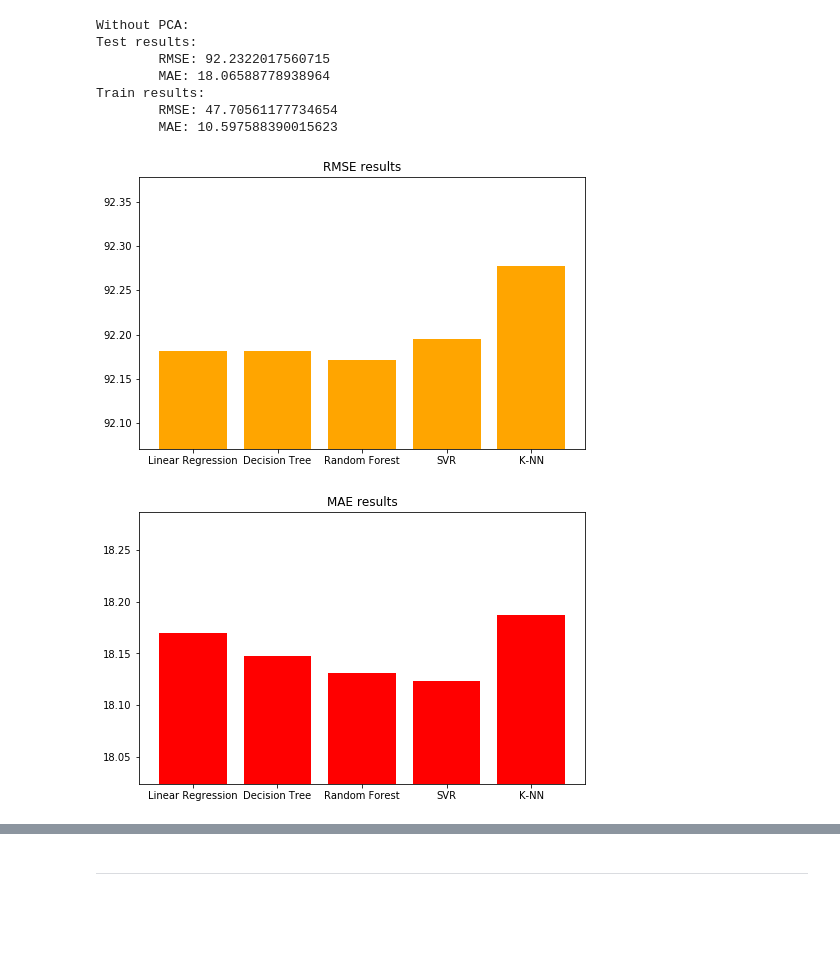
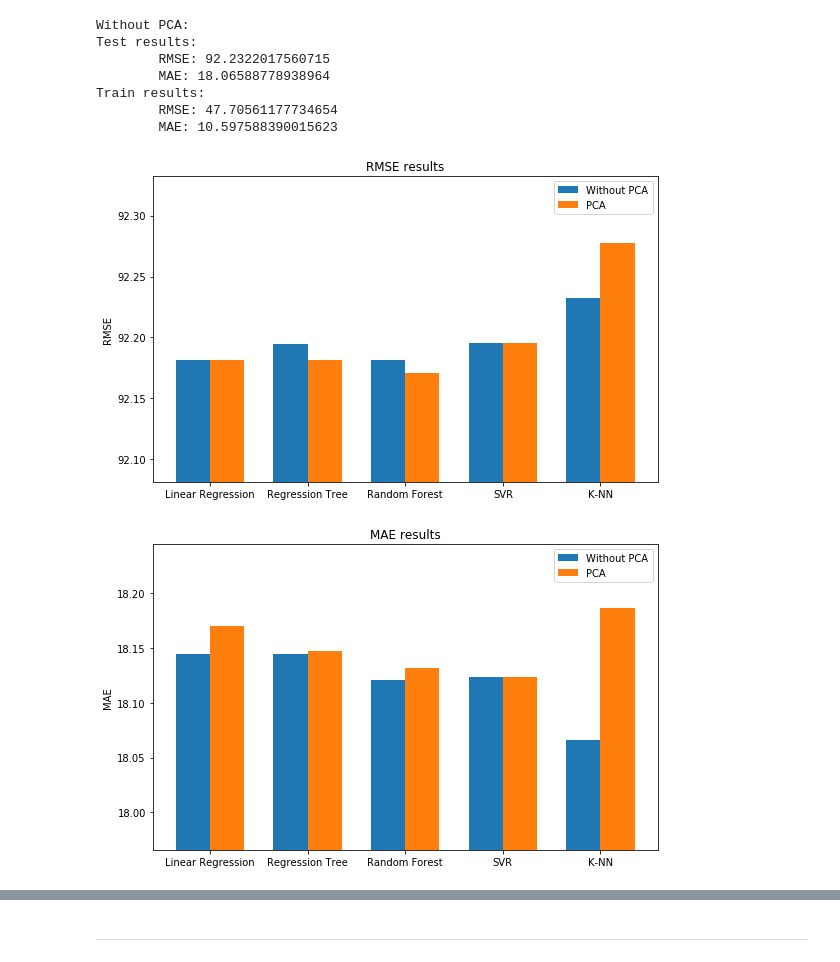
Before and after one commit to andrea7imo/DataSpacesThesis, a Jupyter notebook: DataSpacesThesis.ipynb, the cells around one changed output, grey strips where cells are left out. Saved outputs shown, nothing was run; the diff lists cells and outputs as text; code cells hidden in the pictures; blank space fills up the shorter version.

```diff
--- a/DataSpacesThesis.ipynb
+++ b/DataSpacesThesis.ipynb
@@ -889,17 +886,0 @@ Train results:
-# %%
-def plotResult(RMSEs, MAEs):
-    x = np.arange(5)
-    fig, ax = plt.subplots(figsize=(8,5))
-    plt.title('RMSE results')
-    plt.bar(x, RMSEs, color='orange')
-    plt.xticks(x, ('Linear Regression', 'Decision Tree', 'Random Forest', 'SVR', 'K-NN'))
-    plt.ylim(min(RMSEs) - 0.1, max(RMSEs) + 0.1)
-    plt.show()
-
-    x = np.arange(5)
-    fig, ax = plt.subplots(figsize=(8,5))
-    plt.title('MAE results')
-    plt.bar(x, MAEs, color='red')
-    plt.xticks(x, ('Linear Regression', 'Decision Tree', 'Random Forest', 'SVR', 'K-NN'))
-    plt.ylim(min(MAEs) - 0.1, max(MAEs) + 0.1)
-    plt.show()
@@ -1648,10 +1644,11 @@ Train results:
         RMSE: 47.70561177734654
         MAE: 10.597588390015623
 # %%
-# result with PCA
-RMSEs = [lr_pca_RMSE_M, dt_pca_RMSE_M, rf_pca_RMSE_M, svr_pca_RMSE_M, knn_pca_RMSE_M]
-MAEs = [lr_pca_MAE_M, dt_pca_MAE_M, rf_pca_MAE_M, svr_pca_MAE_M, knn_pca_MAE_M]
-plotResult(RMSEs, MAEs)
+RMSEs = [lr_RMSE_M, dt_RMSE_M, rf_RMSE_M, svr_RMSE_M, knn_RMSE_M]
+MAEs = [lr_MAE_FWI, dt_MAE_M, rf_MAE_M, svr_MAE_M, knn_MAE_M]
+RMSEs_pca = [lr_pca_RMSE_M, dt_pca_RMSE_M, rf_pca_RMSE_M, svr_pca_RMSE_M, knn_pca_RMSE_M]
+MAEs_pca = [lr_pca_MAE_M, dt_pca_MAE_M, rf_pca_MAE_M, svr_pca_MAE_M, knn_pca_MAE_M]
+plotResult(RMSEs, RMSEs_pca, MAEs, MAEs_pca)
 # %% [output]
-[figure, old version]
+[figure, new version]
-[figure, old version]
+[figure, new version]
```
Also changed, not shown: parts of 12 cells of this notebook.
